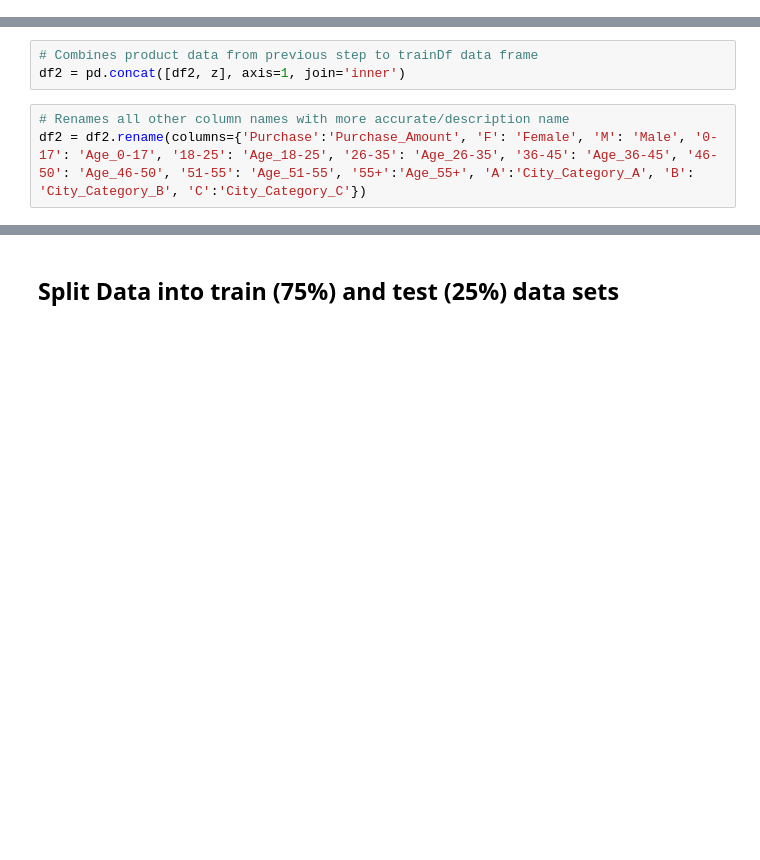
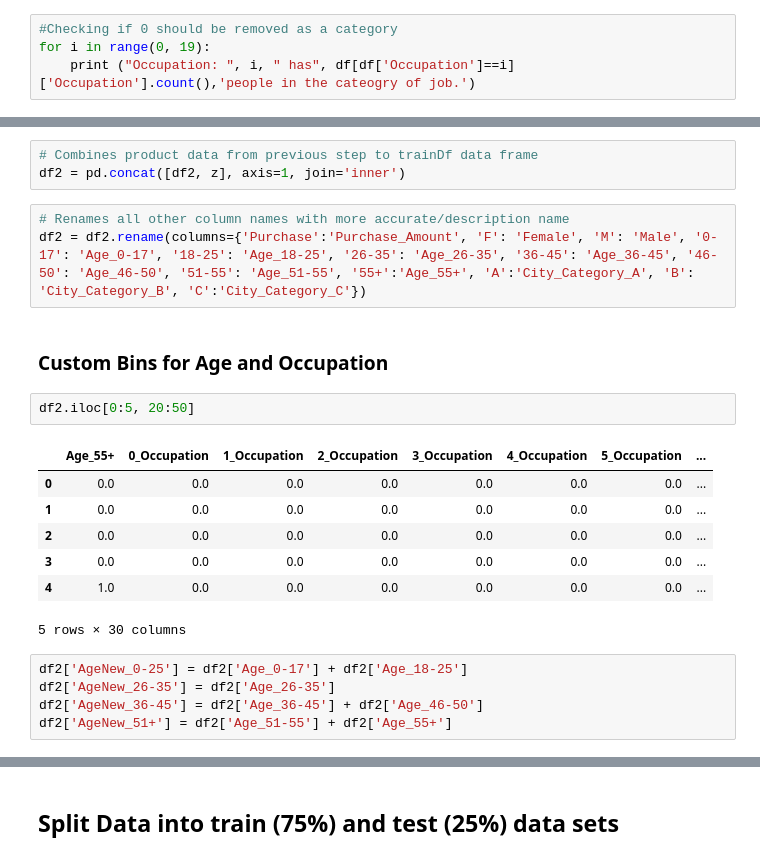
Before and after one commit to kcalab92/Springboard-DataScience, a Jupyter notebook: Capstone1_PurchaseAmountPrediction/Capstone1_Purchase_Prediction_Data_Wrangling_Current.ipynb, the cells around one changed output, grey strips where cells are left out. Drawn from its saved outputs; the diff is of its cells as text; blank space fills up the shorter version.

```diff
--- a/Capstone1_PurchaseAmountPrediction/Capstone1_Purchase_Prediction_Data_Wrangling_Current.ipynb
+++ b/Capstone1_PurchaseAmountPrediction/Capstone1_Purchase_Prediction_Data_Wrangling_Current.ipynb
@@ -210,3 +207,7 @@ dfAge = pd.DataFrame(data=age_onehot_encoded, columns=ageColumns)
 #print(dfAge)
 # %% [markdown]
 ## Hot One Encoding Occupation
+# %%
+#Checking if 0 should be removed as a category
+for i in range(0, 19):
+    print ("Occupation: ", i, " has", df[df['Occupation']==i]['Occupation'].count(),'people in the cateogry of job.')
@@ -444,3 +465,20 @@ df2 = pd.concat([df2, z], axis=1, join='inner')
 # %%
 # Renames all other column names with more accurate/description name
 df2 = df2.rename(columns={'Purchase':'Purchase_Amount', 'F': 'Female', 'M': 'Male', '0-17': 'Age_0-17', '18-25': 'Age_18-25', '26-35': 'Age_26-35', '36-45': 'Age_36-45', '46-50': 'Age_46-50', '51-55': 'Age_51-55', '55+':'Age_55+', 'A':'City_Category_A', 'B': 'City_Category_B', 'C':'City_Category_C'})
+# %% [markdown]
+### Custom Bins for Age and Occupation
+# %%
+df2.iloc[0:5, 20:50]
+# %% [output]
+|  | Age_55+ | 0_Occupation | 1_Occupation | 2_Occupation | 3_Occupation | 4_Occupation | 5_Occupation | ... |
+| 0 | 0.0 | 0.0 | 0.0 | 0.0 | 0.0 | 0.0 | 0.0 | ... |
+| 1 | 0.0 | 0.0 | 0.0 | 0.0 | 0.0 | 0.0 | 0.0 | ... |
+| 2 | 0.0 | 0.0 | 0.0 | 0.0 | 0.0 | 0.0 | 0.0 | ... |
+| 3 | 0.0 | 0.0 | 0.0 | 0.0 | 0.0 | 0.0 | 0.0 | ... |
+| 4 | 1.0 | 0.0 | 0.0 | 0.0 | 0.0 | 0.0 | 0.0 | ... |
+5 rows × 30 columns
+# %%
+df2['AgeNew_0-25'] = df2['Age_0-17'] + df2['Age_18-25']
+df2['AgeNew_26-35'] = df2['Age_26-35']
+df2['AgeNew_36-45'] = df2['Age_36-45'] + df2['Age_46-50']
+df2['AgeNew_51+'] = df2['Age_51-55'] + df2['Age_55+']
```
Also changed, not shown: parts of 6 cells of this notebook, 1 other file.
